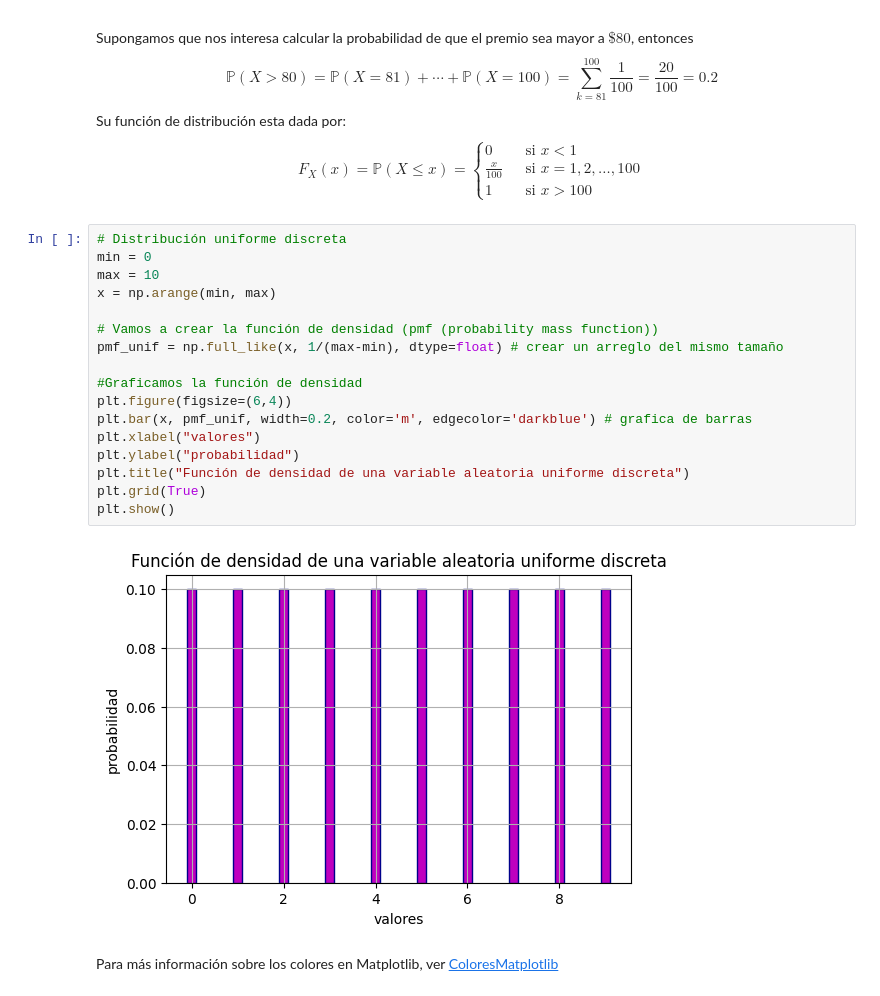
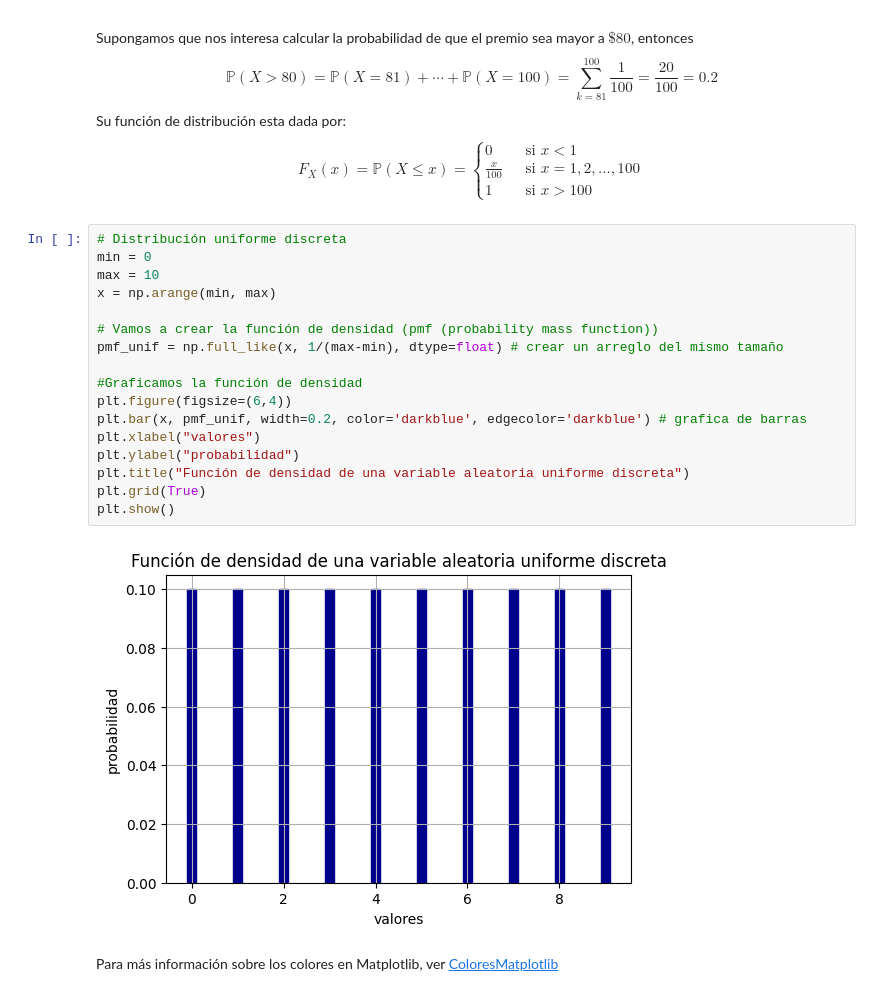
Before and after one commit to ximaygarcial/Mod-II, a Jupyter notebook: Notebook_II.ipynb, the cells around one changed output. Cells and saved outputs as stored; diff of their text form.

```diff
--- a/Notebook_II.ipynb
+++ b/Notebook_II.ipynb
@@ -95,22 +95,22 @@ Supongamos que nos interesa calcular la probabilidad de que el premio sea mayor
 # %%
 # Distribución uniforme discreta
 min = 0
 max = 10
 x = np.arange(min, max)
 
 # Vamos a crear la función de densidad (pmf (probability mass function))
 pmf_unif = np.full_like(x, 1/(max-min), dtype=float) # crear un arreglo del mismo tamaño
 
 #Graficamos la función de densidad
 plt.figure(figsize=(6,4))
-plt.bar(x, pmf_unif, width=0.2, color='m', edgecolor='darkblue') # grafica de barras
+plt.bar(x, pmf_unif, width=0.2, color='darkblue', edgecolor='darkblue') # grafica de barras
 plt.xlabel("valores")
 plt.ylabel("probabilidad")
 plt.title("Función de densidad de una variable aleatoria uniforme discreta")
 plt.grid(True)
 plt.show()
 # %% [output]
-[figure, old version]
+[figure, new version]
 # %% [markdown]
 Para más información sobre los colores en Matplotlib, ver [ColoresMatplotlib](https://matplotlib.org/stable/gallery/color/named_colors.html)
 # %% [markdown]
```
Also changed, not shown: parts of 3 cells of this notebook.
